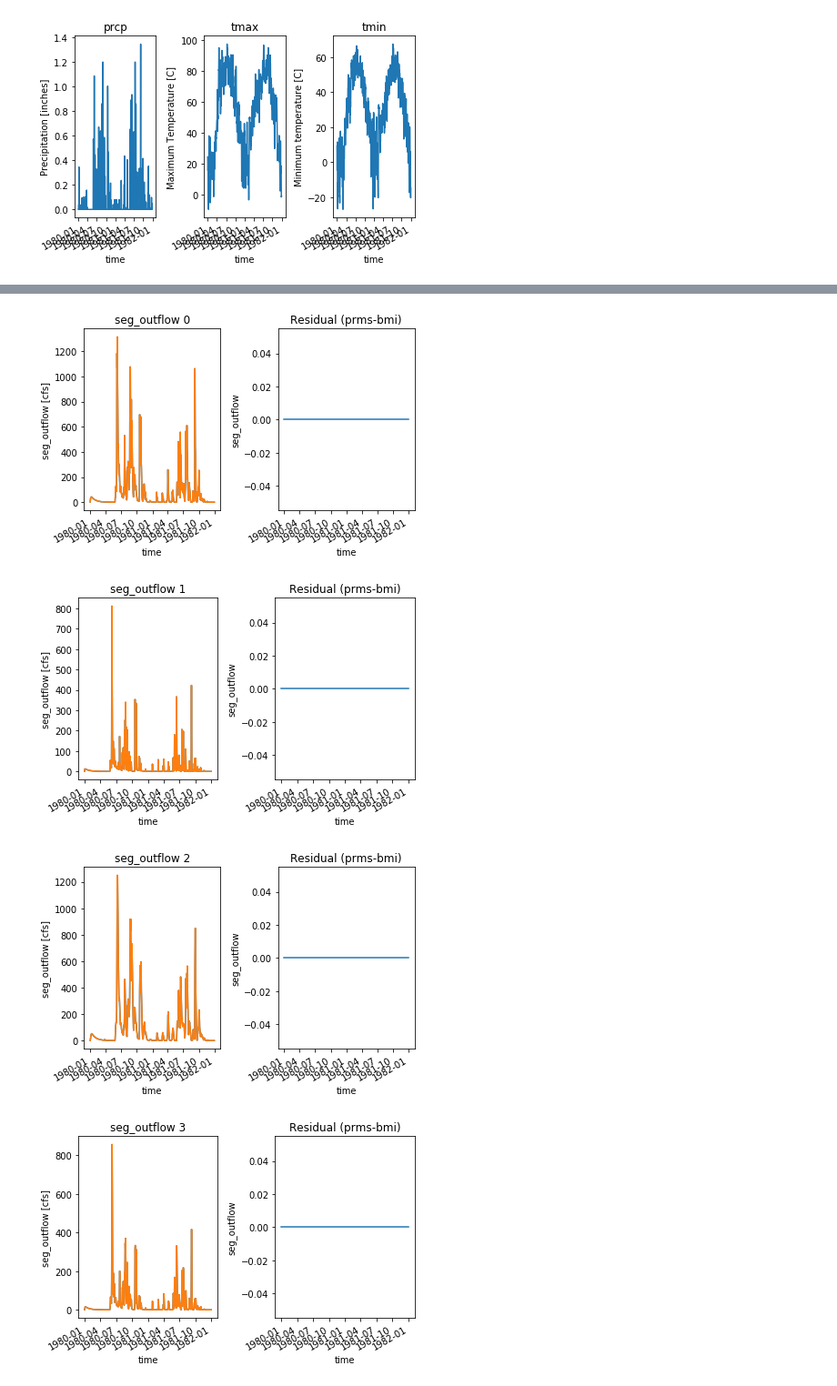
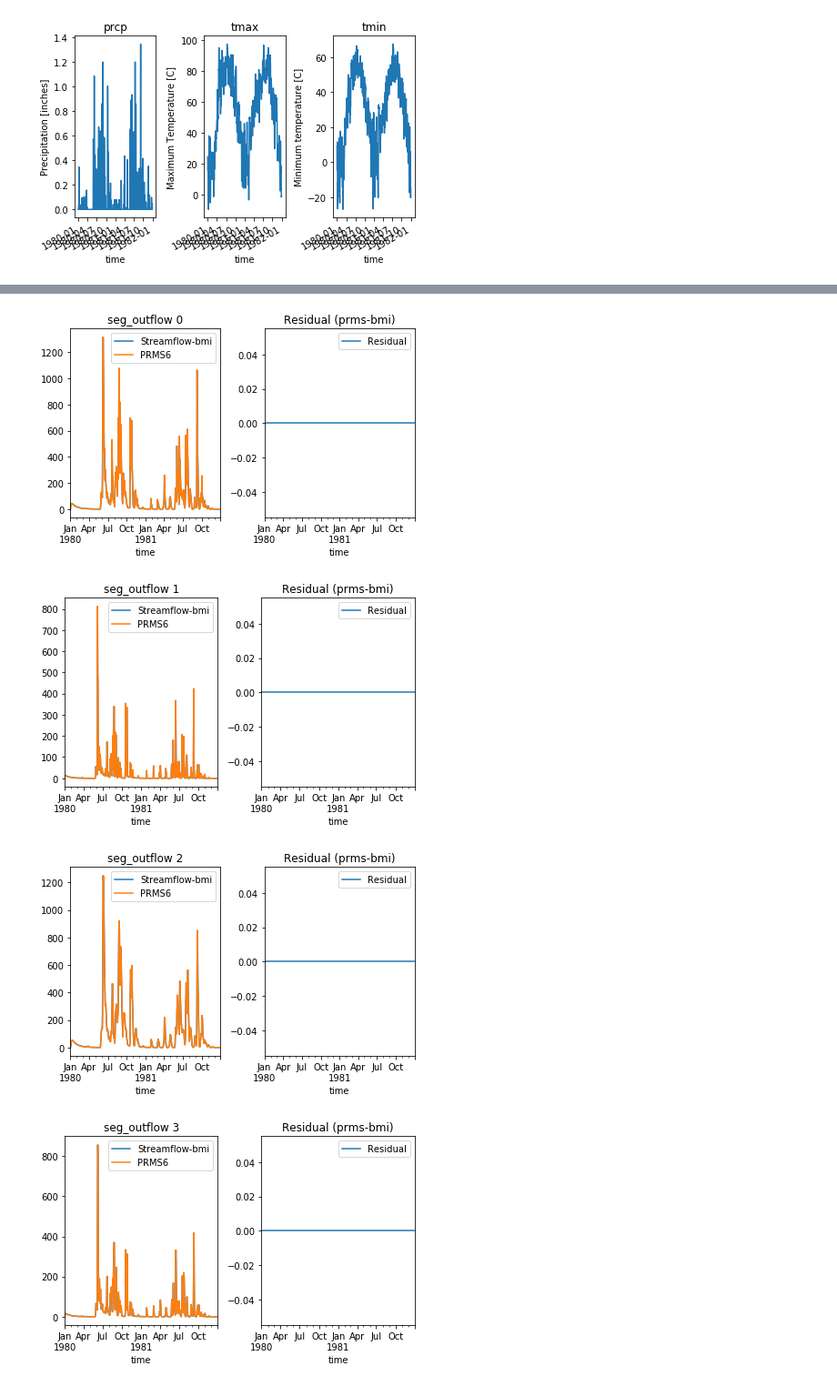
Before and after one commit to nhm-usgs/bmi-test-projects, a Jupyter notebook: notebooks/prms_and_bmi_compare_streamflow.ipynb, the cells around one changed output, grey strips where cells are left out. Shown: that part at 91% size. Drawn from its saved outputs; the diff is of its cells as text; code cells hidden in the pictures.

```diff
--- a/notebooks/prms_and_bmi_compare_streamflow.ipynb
+++ b/notebooks/prms_and_bmi_compare_streamflow.ipynb
@@ -98,14 +159,16 @@ foo test 7
 # %%
 # for seg in dprms.nsegment:
 nsegment = dprms['seg_outflow'].sizes['nsegment']
 for seg in range(nsegment):
     fig, ax = plt.subplots(ncols=2)
-    prms6bmi.bmi_test_compare_plot(dstrm, dprms, seg, 'seg_outflow', sim_start_date, sim_end_date, ax[0])
-    prms6bmi.bmi_test_compare_residual_plot(dstrm, dprms, seg, 'seg_outflow', sim_start_date, sim_end_date, ax[1])
+    prms6bmi.bmi_prms6_value_plot(dstrm, seg, 'seg_outflow', 'Streamflow-bmi', sim_start_date, sim_end_date, ax[0])
+    prms6bmi.bmi_prms6_value_plot(dprms, seg, 'seg_outflow', 'PRMS6', sim_start_date, sim_end_date, ax[0])
+    prms6bmi.bmi_prms6_residual_plot(dstrm, dprms, seg, 'seg_outflow', 'Residual', sim_start_date, sim_end_date, ax[1])
+#     plt.legend()
     plt.tight_layout()
     plt.show()
 # %% [output]
-[figure, old version]
+[figure, new version]
-[figure, old version]
+[figure, new version]
-[figure, old version]
+[figure, new version]
-[figure, old version]
+[figure, new version]
```
Also changed, not shown: parts of 37 cells of this notebook, 7 other files.
